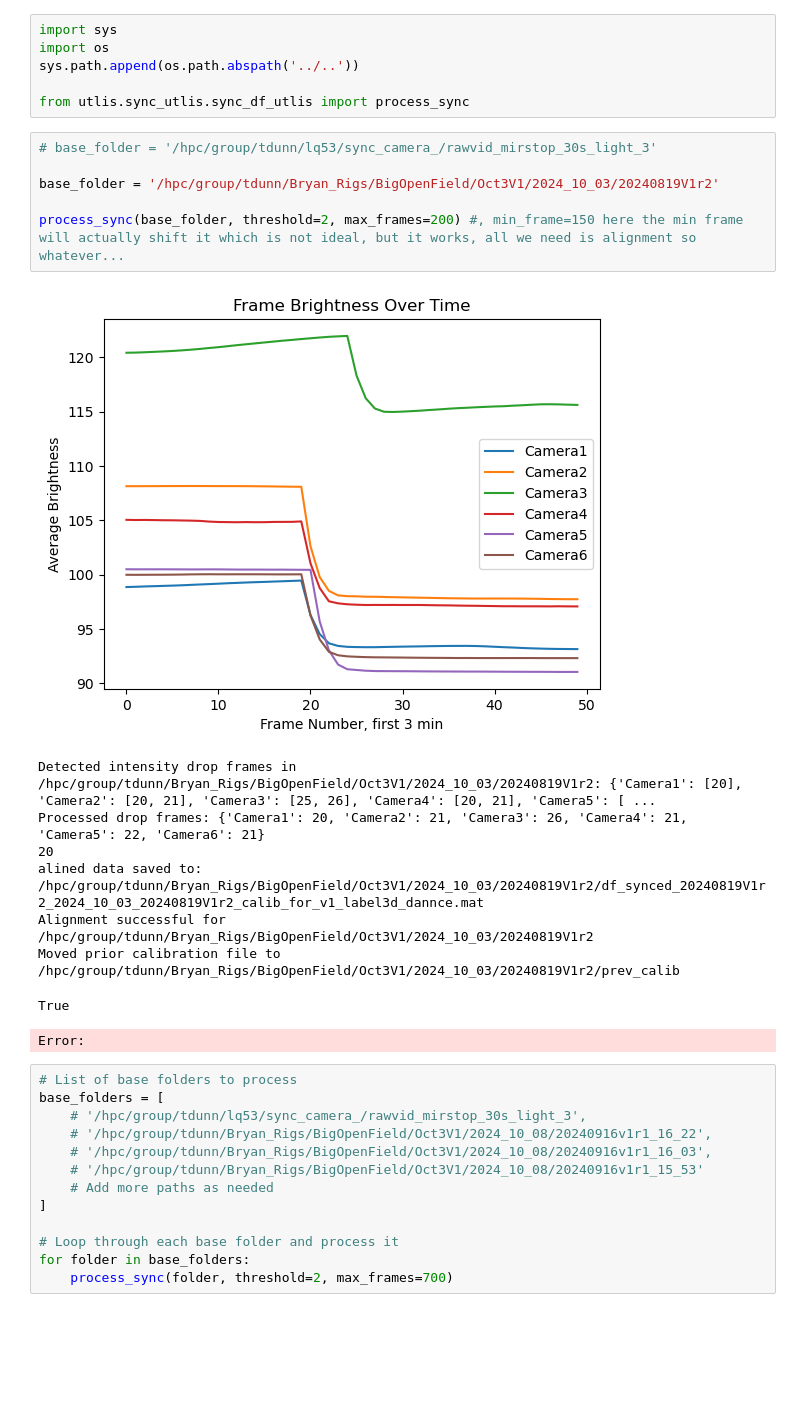
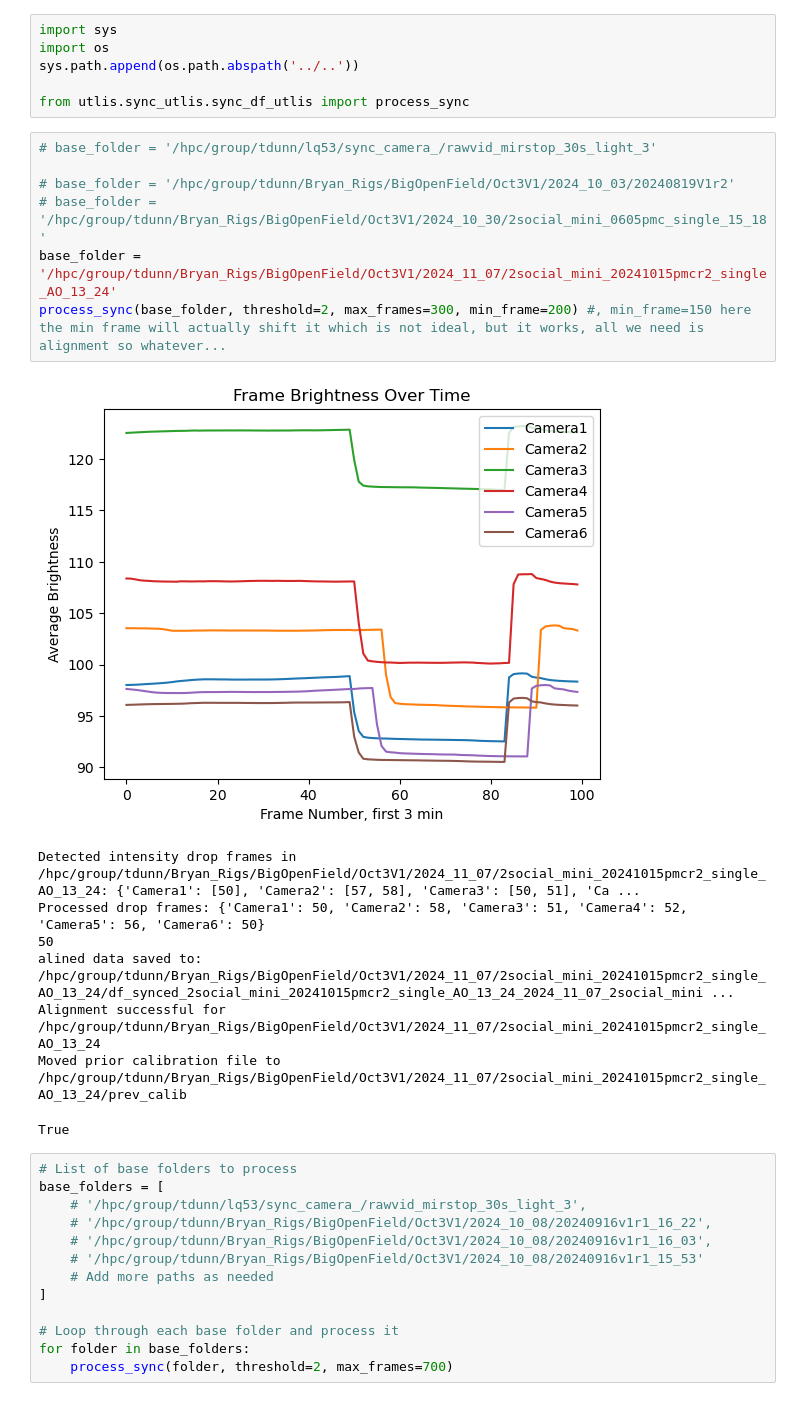
Before and after one commit to gadsfly/BBOP, a Jupyter notebook: execution/try/sync_df_from_raw_exe.ipynb, the cells around one changed output. Drawn from its saved outputs; the diff is of its cells as text; blank space fills up the shorter version.

```diff
--- a/execution/try/sync_df_from_raw_exe.ipynb
+++ b/execution/try/sync_df_from_raw_exe.ipynb
@@ -7,19 +7,19 @@ from utlis.sync_utlis.sync_df_utlis import process_sync
 # %%
 # base_folder = '/hpc/group/tdunn/lq53/sync_camera_/rawvid_mirstop_30s_light_3'
 
-base_folder = '/hpc/group/tdunn/Bryan_Rigs/BigOpenField/Oct3V1/2024_10_03/20240819V1r2'
-
-process_sync(base_folder, threshold=2, max_frames=200) #, min_frame=150 here the min frame will actually shift it which is not ideal, but it works, all we need is alignment so whatever...
+# base_folder = '/hpc/group/tdunn/Bryan_Rigs/BigOpenField/Oct3V1/2024_10_03/20240819V1r2'
+# base_folder = '/hpc/group/tdunn/Bryan_Rigs/BigOpenField/Oct3V1/2024_10_30/2social_mini_0605pmc_single_15_18'
+base_folder = '/hpc/group/tdunn/Bryan_Rigs/BigOpenField/Oct3V1/2024_11_07/2social_mini_20241015pmcr2_single_AO_13_24'
+process_sync(base_folder, threshold=2, max_frames=300, min_frame=200) #, min_frame=150 here the min frame will actually shift it which is not ideal, but it works, all we need is alignment so whatever...
 # %% [output]
-[figure, old version]
+[figure, new version]
-Detected intensity drop frames in /hpc/group/tdunn/Bryan_Rigs/BigOpenField/Oct3V1/2024_10_03/20240819V1r2: {'Camera1': [20], 'Camera2': [20, 21], 'Camera3': [25, 26], 'Camera4': [20, 21], 'Camera5': [ ...
-Processed drop frames: {'Camera1': 20, 'Camera2': 21, 'Camera3': 26, 'Camera4': 21, 'Camera5': 22, 'Camera6': 21}
-20
-alined data saved to: /hpc/group/tdunn/Bryan_Rigs/BigOpenField/Oct3V1/2024_10_03/20240819V1r2/df_synced_20240819V1r2_2024_10_03_20240819V1r2_calib_for_v1_label3d_dannce.mat
-Alignment successful for /hpc/group/tdunn/Bryan_Rigs/BigOpenField/Oct3V1/2024_10_03/20240819V1r2
-Moved prior calibration file to /hpc/group/tdunn/Bryan_Rigs/BigOpenField/Oct3V1/2024_10_03/20240819V1r2/prev_calib
+Detected intensity drop frames in /hpc/group/tdunn/Bryan_Rigs/BigOpenField/Oct3V1/2024_11_07/2social_mini_20241015pmcr2_single_AO_13_24: {'Camera1': [50], 'Camera2': [57, 58], 'Camera3': [50, 51], 'Ca ...
+Processed drop frames: {'Camera1': 50, 'Camera2': 58, 'Camera3': 51, 'Camera4': 52, 'Camera5': 56, 'Camera6': 50}
+50
+alined data saved to: /hpc/group/tdunn/Bryan_Rigs/BigOpenField/Oct3V1/2024_11_07/2social_mini_20241015pmcr2_single_AO_13_24/df_synced_2social_mini_20241015pmcr2_single_AO_13_24_2024_11_07_2social_mini ...
+Alignment successful for /hpc/group/tdunn/Bryan_Rigs/BigOpenField/Oct3V1/2024_11_07/2social_mini_20241015pmcr2_single_AO_13_24
+Moved prior calibration file to /hpc/group/tdunn/Bryan_Rigs/BigOpenField/Oct3V1/2024_11_07/2social_mini_20241015pmcr2_single_AO_13_24/prev_calib
 True
-Error:
 # %%
 # List of base folders to process
 base_folders = [
```
Also changed, not shown: 4 other files.
